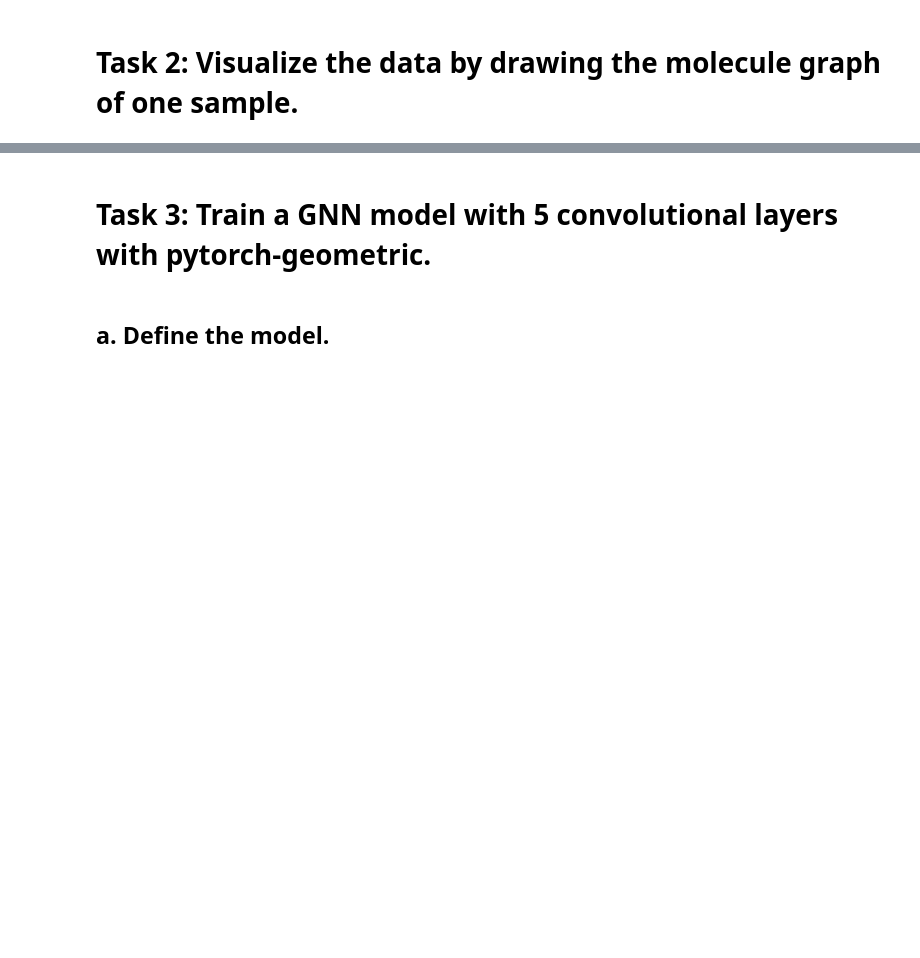
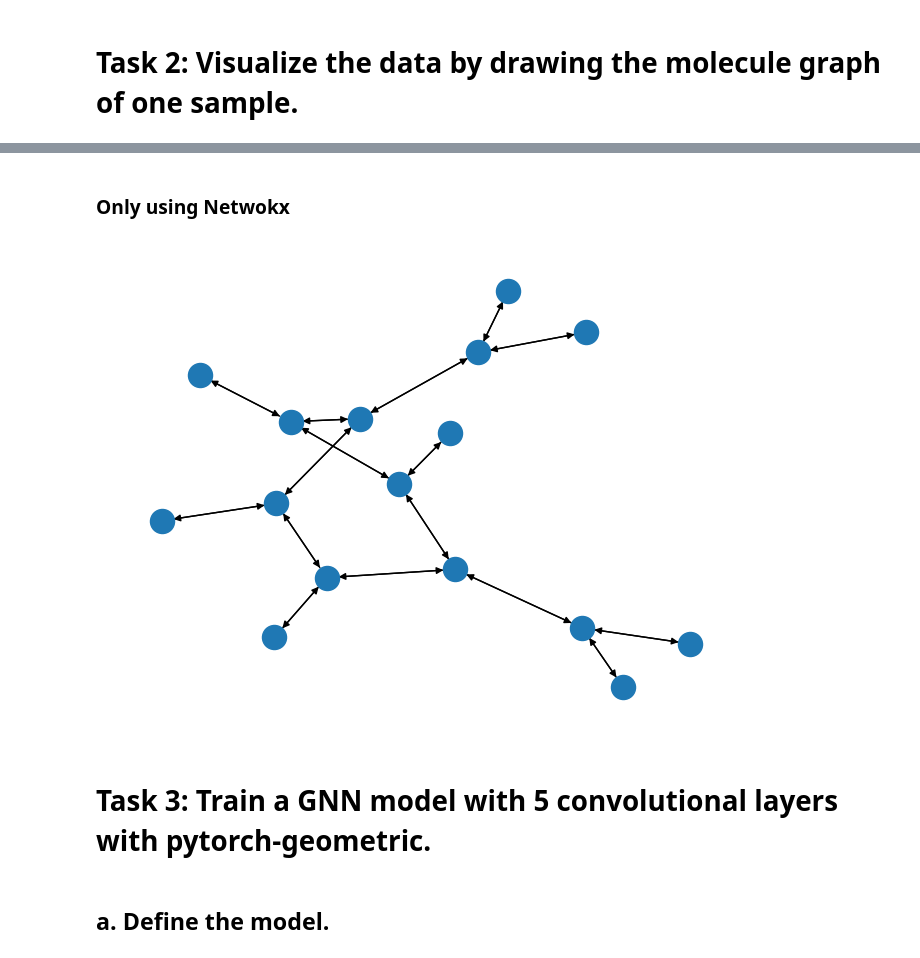
Before and after one commit to JulianMeigen/ML-handson, a Jupyter notebook: notebooks/tmp_julian.ipynb, the cells around one changed output, grey strips where cells are left out. Cells and saved outputs as stored; diff of their text form; code cells hidden in the pictures; blank space fills up the shorter version.

```diff
--- a/notebooks/tmp_julian.ipynb
+++ b/notebooks/tmp_julian.ipynb
@@ -34,3 +77,9 @@ MUTAG(188)
+# %% [markdown]
+### Only using Netwokx
+# %%
+nx.draw(G)
+# %% [output]
+[figure, added]
 # %% [markdown]
 # Task 3: Train a GNN model with 5 convolutional layers with pytorch-geometric.
 # %% [markdown]
```
Also changed, not shown: parts of 5 cells of this notebook, 19 other files.
